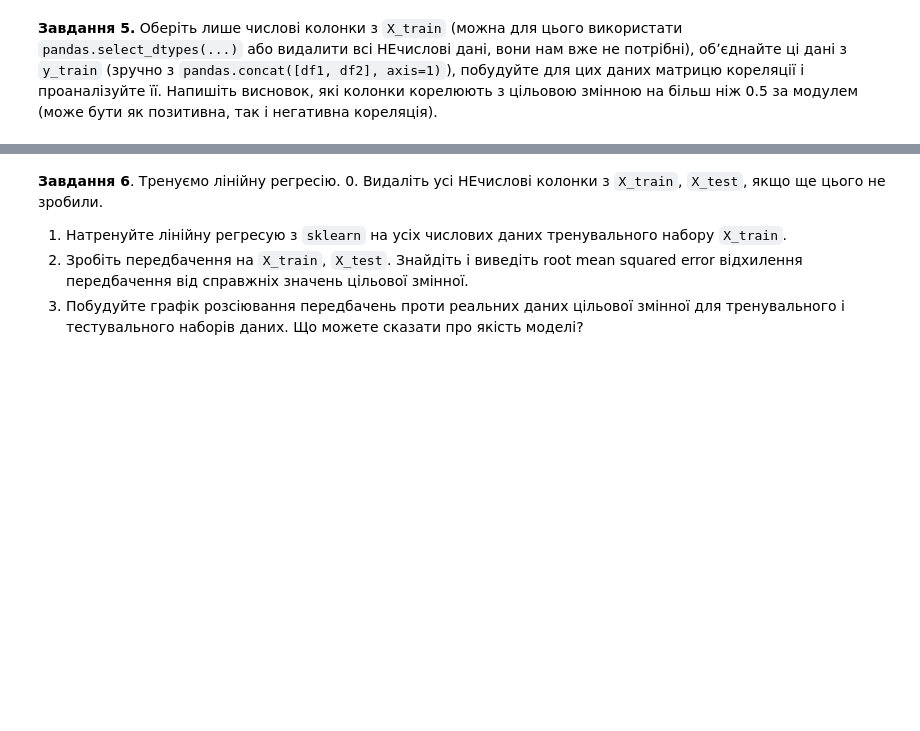
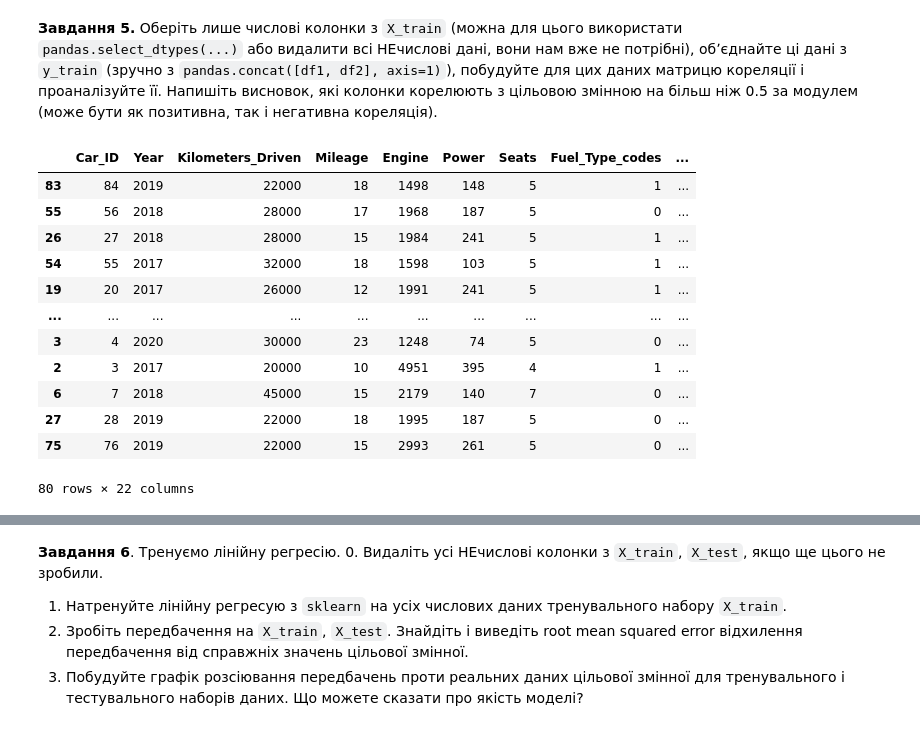
Before and after one commit to AlisaLeibova/ML-study, a Jupyter notebook: Copy_of_HW_2_1_Лінійна_регресія_від_багатьох_змінних.ipynb, the cells around one changed output, grey strips where cells are left out. Cells and saved outputs as stored; diff of their text form; code cells hidden in the pictures; blank space fills up the shorter version.

```diff
--- a/Copy_of_HW_2_1_Лінійна_регресія_від_багатьох_змінних.ipynb
+++ b/Copy_of_HW_2_1_Лінійна_регресія_від_багатьох_змінних.ipynb
@@ -100,3 +193,20 @@ display(X_train.head()), display(X_test.head())
 (None, None)
 # %% [markdown]
 **Завдання 5.** Оберіть лише числові колонки з `X_train` (можна для цього використати `pandas.select_dtypes(...)` або видалити всі НЕчислові дані, вони нам вже не потрібні), обʼєднайте ці дані з `y_train` (зручно з `pandas.concat([df1, df2], axis=1)`), побудуйте для цих даних матрицю кореляції і проаналізуйте її. Напишіть висновок, які колонки корелюють з цільовою змінною на більш ніж 0.5 за модулем (може бути як позитивна, так і негативна кореляція).
+# %%
+df_cars_new = pd.concat([X_train.select_dtypes('number'), y_train], axis=1)
+df_cars_new
+# %% [output]
+|  | Car_ID | Year | Kilometers_Driven | Mileage | Engine | Power | Seats | Fuel_Type_codes | ... |
+| 83 | 84 | 2019 | 22000 | 18 | 1498 | 148 | 5 | 1 | ... |
+| 55 | 56 | 2018 | 28000 | 17 | 1968 | 187 | 5 | 0 | ... |
+| 26 | 27 | 2018 | 28000 | 15 | 1984 | 241 | 5 | 1 | ... |
+| 54 | 55 | 2017 | 32000 | 18 | 1598 | 103 | 5 | 1 | ... |
+| 19 | 20 | 2017 | 26000 | 12 | 1991 | 241 | 5 | 1 | ... |
+| ... | ... | ... | ... | ... | ... | ... | ... | ... | ... |
+| 3 | 4 | 2020 | 30000 | 23 | 1248 | 74 | 5 | 0 | ... |
+| 2 | 3 | 2017 | 20000 | 10 | 4951 | 395 | 4 | 1 | ... |
+| 6 | 7 | 2018 | 45000 | 15 | 2179 | 140 | 7 | 0 | ... |
+| 27 | 28 | 2019 | 22000 | 18 | 1995 | 187 | 5 | 0 | ... |
+| 75 | 76 | 2019 | 22000 | 15 | 2993 | 261 | 5 | 0 | ... |
+80 rows × 22 columns
```
Also changed, not shown: parts of 16 cells of this notebook.
